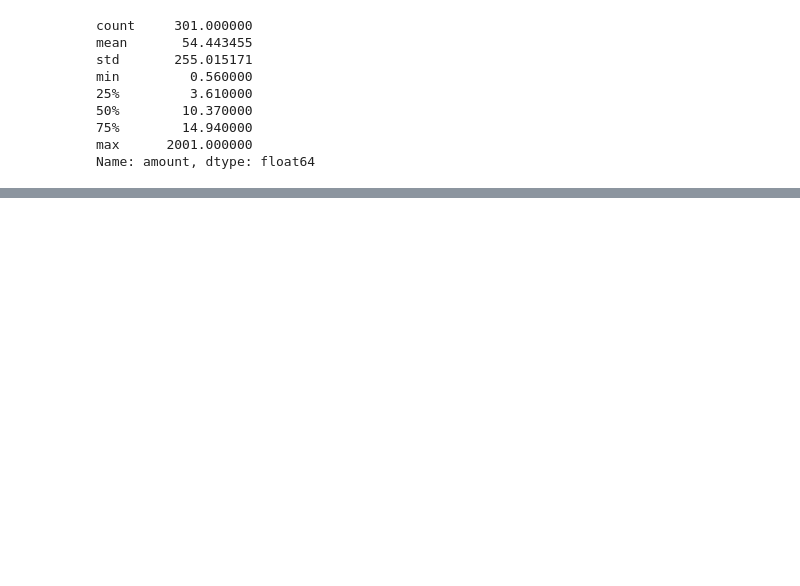
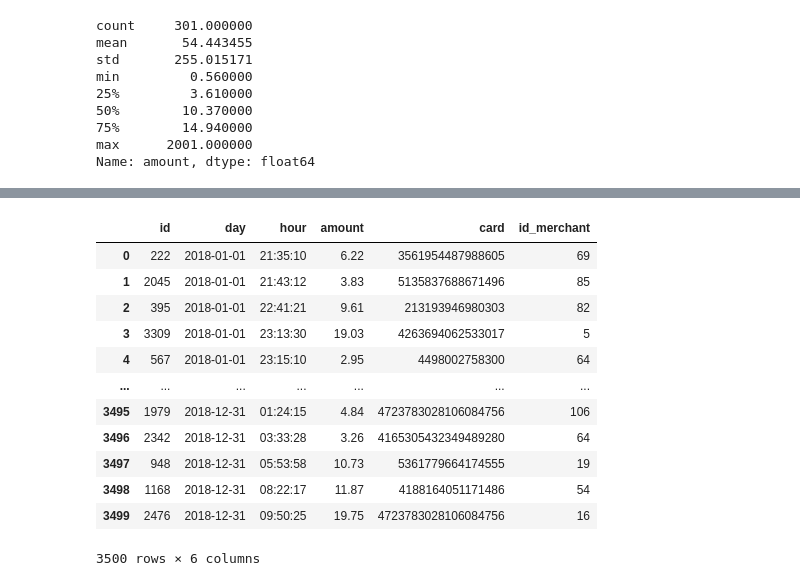
Before and after one commit to sebastianDeLeon/FraudAnalisis, a Jupyter notebook: caso1.ipynb, the cells around one changed output, grey strips where cells are left out. Cells and saved outputs as stored; diff of their text form; code cells hidden in the pictures; blank space fills up the shorter version.

```diff
--- a/caso1.ipynb
+++ b/caso1.ipynb
@@ -281,0 +357,16 @@ suspiciusTransac = SixToEighTransacs.loc[(SixToEighTransacs["amount"]<2)]
+# %%
+transaction_df
+# %% [output]
+|  | id | day | hour | amount | card | id_merchant |
+| 0 | 222 | 2018-01-01 | 21:35:10 | 6.22 | 3561954487988605 | 69 |
+| 1 | 2045 | 2018-01-01 | 21:43:12 | 3.83 | 5135837688671496 | 85 |
+| 2 | 395 | 2018-01-01 | 22:41:21 | 9.61 | 213193946980303 | 82 |
+| 3 | 3309 | 2018-01-01 | 23:13:30 | 19.03 | 4263694062533017 | 5 |
+| 4 | 567 | 2018-01-01 | 23:15:10 | 2.95 | 4498002758300 | 64 |
+| ... | ... | ... | ... | ... | ... | ... |
+| 3495 | 1979 | 2018-12-31 | 01:24:15 | 4.84 | 4723783028106084756 | 106 |
+| 3496 | 2342 | 2018-12-31 | 03:33:28 | 3.26 | 4165305432349489280 | 64 |
+| 3497 | 948 | 2018-12-31 | 05:53:58 | 10.73 | 5361779664174555 | 19 |
+| 3498 | 1168 | 2018-12-31 | 08:22:17 | 11.87 | 4188164051171486 | 54 |
+| 3499 | 2476 | 2018-12-31 | 09:50:25 | 19.75 | 4723783028106084756 | 16 |
+3500 rows × 6 columns
```
Also changed, not shown: parts of 18 cells of this notebook.
